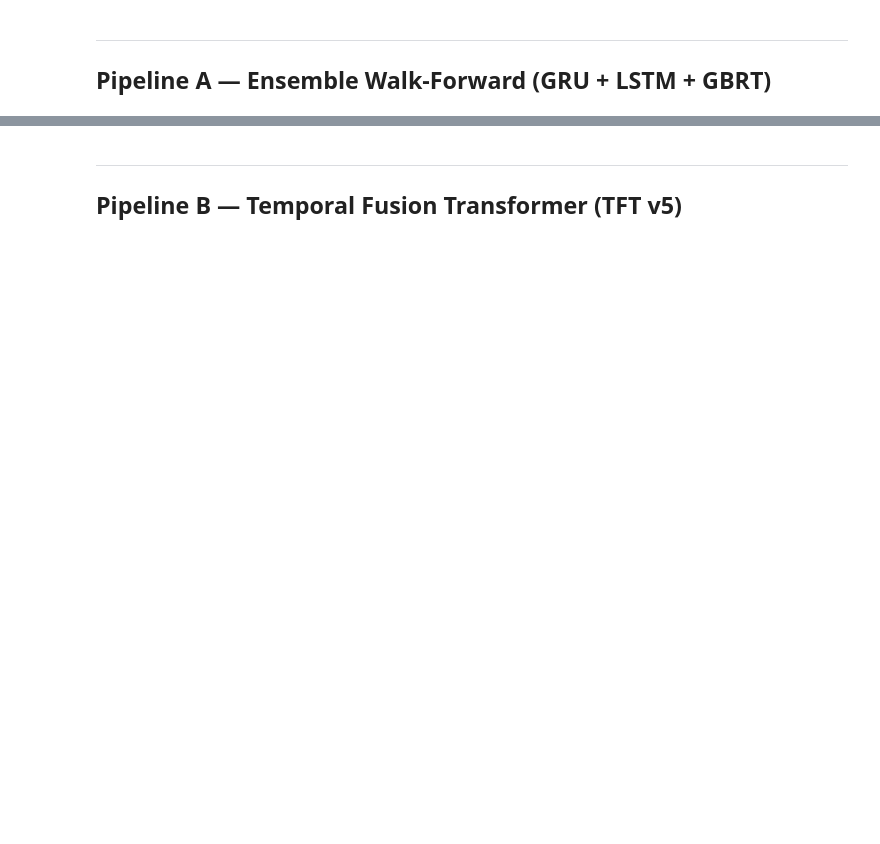
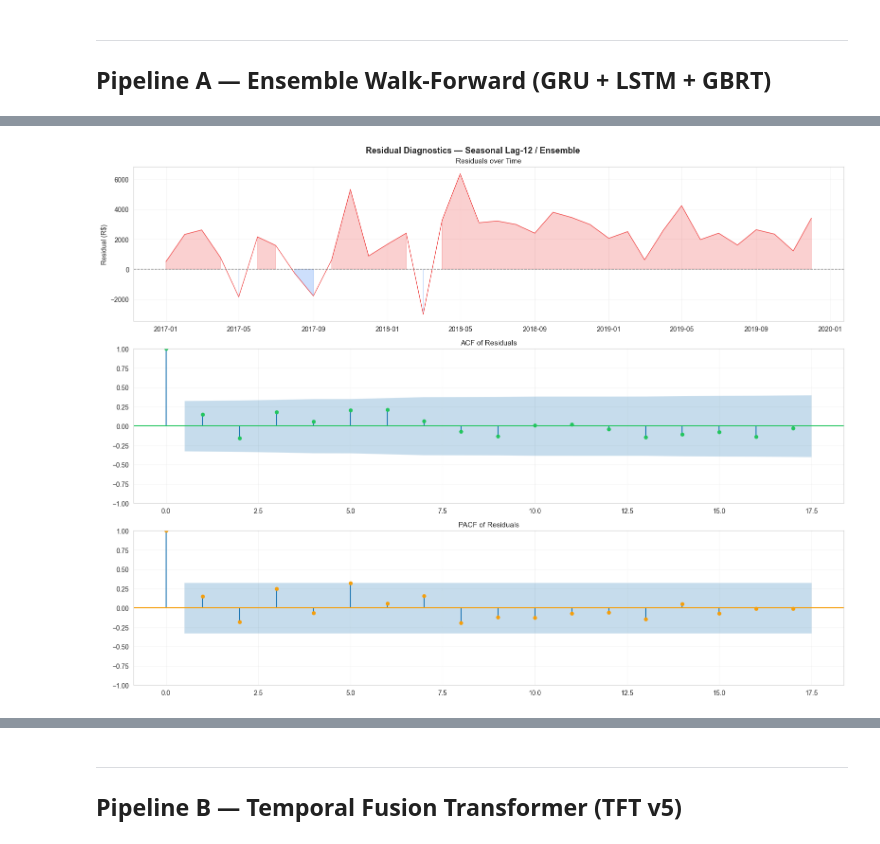
Before and after one commit to maracatu-machine-lab/time-series-prediction, a Jupyter notebook: master_pipeline.ipynb, the cells around one changed output, grey strips where cells are left out. Saved outputs shown, nothing was run; the diff lists cells and outputs as text; code cells hidden in the pictures; blank space fills up the shorter version.

```diff
--- a/master_pipeline.ipynb
+++ b/master_pipeline.ipynb
@@ -953,0 +1597,80 @@ WARNING:tensorflow:From C:\Users\lucas\AppData\Local\Programs\Python\Python313\L
+# %%
+# ── Residual Diagnostics — best model: Ensemble / Seasonal Lag-12 ────────
+# Verifies whether residuals behave as white noise and whether the input
+# transformed series is stationary before modelling.
+
+BEST_MODE  = "sazonal_lag12"
+BEST_MODEL = "Ensemble"
+
+if pipeline_a_results and BEST_MODE in pipeline_a_results.get("results", {}):
+    res_best  = pipeline_a_results["results"][BEST_MODE][BEST_MODEL]
+    residuals = res_best["pred"] - res_best["real"]
+    test_dates = df["data"].iloc[res_best["indices"]].values
+
+    # ── 1. Residuals over time + ACF + PACF ──────────────────────────
+    fig, axes = plt.subplots(3, 1, figsize=(16, 12))
+    fig.suptitle(
+        f"Residual Diagnostics — {_LABEL_MAP[BEST_MODE]} / {BEST_MODEL}",
+        fontsize=13, fontweight="bold")
+
+    axes[0].plot(test_dates, residuals, color="#ef4444", lw=0.9)
+    axes[0].axhline(0, color="gray", ls="--", lw=1)
+    axes[0].fill_between(test_dates, residuals, 0,
+                         where=(residuals > 0), alpha=0.25, color="#ef4444")
+    axes[0].fill_between(test_dates, residuals, 0,
+                         where=(residuals < 0), alpha=0.25, color="#3b82f6")
+    axes[0].set_title("Residuals over Time", fontsize=11)
+    axes[0].set_ylabel("Residual (R$)")
+    axes[0].grid(True, alpha=0.2)
+
+    max_lags = min(24, len(residuals) // 2 - 1)
+    plot_acf(residuals, lags=max_lags, ax=axes[1], color="#22c55e", alpha=0.05)
+    axes[1].set_title("ACF of Residuals", fontsize=11)
+    axes[1].grid(True, alpha=0.2)
+
+    plot_pacf(residuals, lags=max_lags, ax=axes[2], color="#f59e0b", alpha=0.05)
+    axes[2].set_title("PACF of Residuals", fontsize=11)
+    axes[2].grid(True, alpha=0.2)
+
+    plt.tight_layout()
+    fname_res = f"pA_residuals_{SCALER_TYPE}.png"
+    plt.savefig(fname_res, dpi=150, bbox_inches="tight")
+    plt.show()
+    print(f"[SAVED] {fname_res}")
+
+    # ── 2. Ljung-Box test (H0: residuals are white noise) ─────────────
+    lb = acorr_ljungbox(residuals, lags=[6, 12, 18, 24], return_df=True)
+
+    # ── 3. ADF test on transformed series (H0: unit root / non-stationary) ──
+    values_raw = df["values"].values.astype(np.float64)
+    transformed_series, _ = create_series_seasonal(values_raw)
+    adf_stat, adf_p, adf_lags_used, adf_nobs, adf_crit, _ = adfuller(
+        transformed_series, autolag="AIC")
+
+    # ── 4. Summary table ──────────────────────────────────────────────
+    print(f"\n{'═'*62}")
+    print(f"  RESIDUAL DIAGNOSTICS SUMMARY")
+    print(f"  Model: {BEST_MODEL}  |  Transform: {_LABEL_MAP[BEST_MODE]}")
+    print(f"{'═'*62}")
+
+    print(f"\n  Ljung-Box Test  (H0: residuals are white noise)")
+    print(f"  {'Lags':>6}  {'Statistic':>12}  {'p-value':>10}  {'White noise?':>14}")
+    print(f"  {'─'*6}  {'─'*12}  {'─'*10}  {'─'*14}")
+    for _, row in lb.iterrows():
+        wn = "YES" if row["lb_pvalue"] > 0.05 else "NO"
+        print(f"  {int(row.name):>6}  {row['lb_stat']:>12.4f}  "
+              f"{row['lb_pvalue']:>10.4f}  {wn:>14}")
+
+    print(f"\n  ADF Test on Transformed Series  (H0: unit root present)")
+    print(f"  {'Statistic':>12}  {'p-value':>10}  {'Lags used':>10}  {'Stationary?':>12}")
+    print(f"  {'─'*12}  {'─'*10}  {'─'*10}  {'─'*12}")
+    stat_yn = "YES" if adf_p < 0.05 else "NO"
+    print(f"  {adf_stat:>12.4f}  {adf_p:>10.4f}  {adf_lags_used:>10}  {stat_yn:>12}")
+    print(f"  Critical values: 1%={adf_crit['1%']:.3f}  "
+          f"5%={adf_crit['5%']:.3f}  10%={adf_crit['10%']:.3f}")
+    print(f"{'═'*62}")
+
+else:
+    print("[INFO] Run Pipeline A first to see residual diagnostics.")
+# %% [output]
+[figure, added]
```
Also changed, not shown: parts of 39 cells of this notebook, 16 other files.
